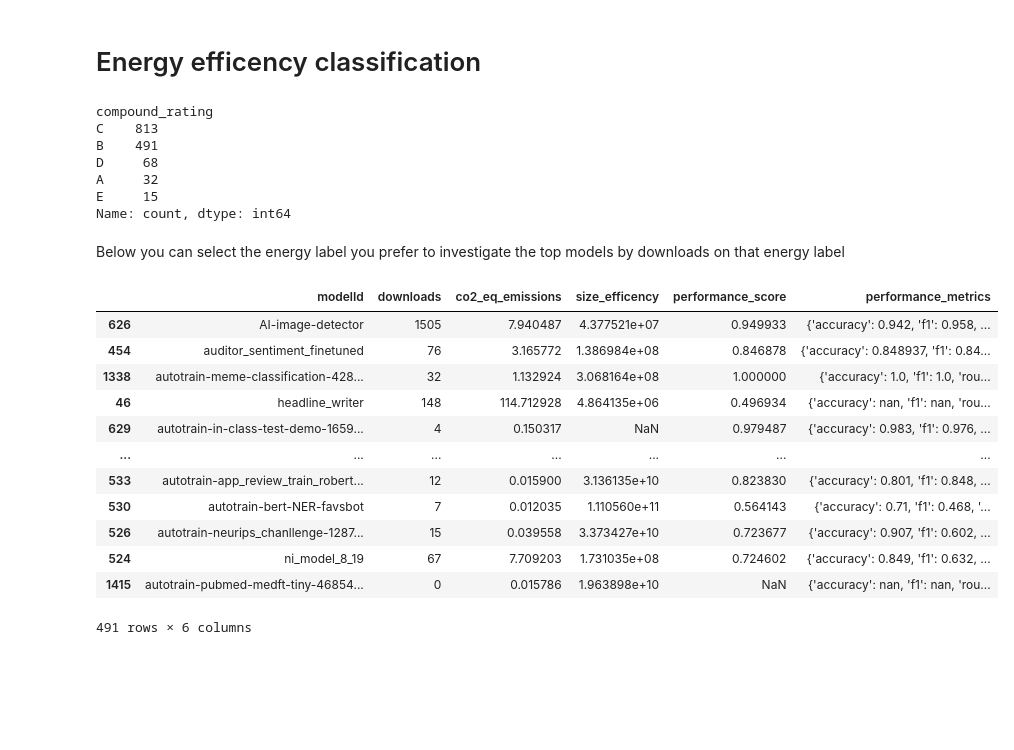
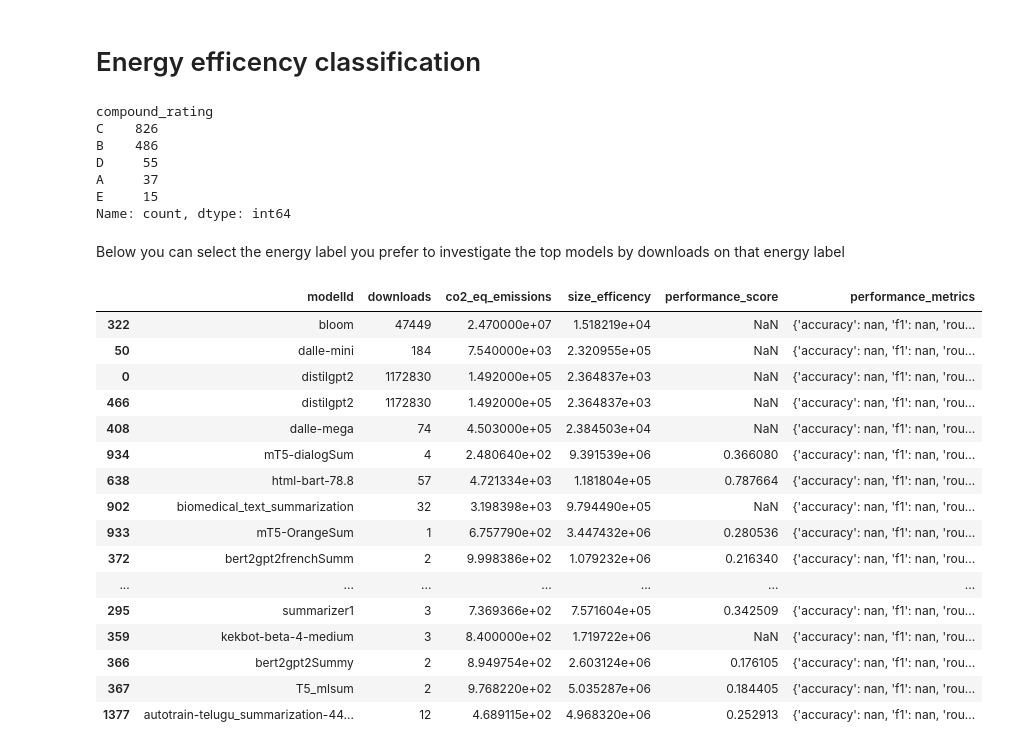
Before and after one commit to GAISSA-UPC/ML-EnergyLabel, a Jupyter notebook: code/Analysis/HFEmissionsAnalysis.ipynb, the cells around one changed output. Drawn from its saved outputs; the diff is of its cells as text; code cells hidden in the pictures; blank space fills up the shorter version.

```diff
--- a/code/Analysis/HFEmissionsAnalysis.ipynb
+++ b/code/Analysis/HFEmissionsAnalysis.ipynb
@@ -548,14 +548,13 @@ df['datasets_size_efficency'] = df['datasets_size'] / df['co2_eq_emissions']
 # %%
 import pandas as pd
 import numpy as np
-import streamlit as st
 import ast
 
 # Weightage of different metrics for energy efficiency computation
 METRIC_WEIGHTS = {
     'co2_eq_emissions': 0.35,
-    'size_efficency': 0.15,
-    'datasets_size_efficency': 0.15,
+    'size_efficency': 0.1,
+    'datasets_size_efficency': 0.1,
     'downloads': 0.25,
     'performance_score': 0.2
 }
@@ -837,27 +822,31 @@ def performance_score(df):
 df_co2['compound_rating'].value_counts()
 # %% [output]
 compound_rating
-C    813
-B    491
-D     68
-A     32
+C    826
+B    486
+D     55
+A     37
 E     15
 Name: count, dtype: int64
 # %% [markdown]
 Below you can select the energy label you prefer to investigate the top models by downloads on that energy label
 # %%
-df_co2[df_co2['compound_rating'] == 'B'].sort_values(by='likes', ascending=False)[['modelId','downloads', 'co2_eq_emissions', 'size_efficency','performance_score', 'performance_metrics']]
+df_co2[df_co2['compound_rating'] == 'D'].sort_values(by='likes', ascending=False)[['modelId','downloads', 'co2_eq_emissions', 'size_efficency','performance_score', 'performance_metrics']]
 # %% [output]
 |  | modelId | downloads | co2_eq_emissions | size_efficency | performance_score | performance_metrics |
-| 626 | AI-image-detector | 1505 | 7.940487 | 4.377521e+07 | 0.949933 | {'accuracy': 0.942, 'f1': 0.958, ... |
-| 454 | auditor_sentiment_finetuned | 76 | 3.165772 | 1.386984e+08 | 0.846878 | {'accuracy': 0.848937, 'f1': 0.84... |
-| 1338 | autotrain-meme-classification-428... | 32 | 1.132924 | 3.068164e+08 | 1.000000 | {'accuracy': 1.0, 'f1': 1.0, 'rou... |
-| 46 | headline_writer | 148 | 114.712928 | 4.864135e+06 | 0.496934 | {'accuracy': nan, 'f1': nan, 'rou... |
-| 629 | autotrain-in-class-test-demo-1659... | 4 | 0.150317 | NaN | 0.979487 | {'accuracy': 0.983, 'f1': 0.976, ... |
+| 322 | bloom | 47449 | 2.470000e+07 | 1.518219e+04 | NaN | {'accuracy': nan, 'f1': nan, 'rou... |
+| 50 | dalle-mini | 184 | 7.540000e+03 | 2.320955e+05 | NaN | {'accuracy': nan, 'f1': nan, 'rou... |
+| 0 | distilgpt2 | 1172830 | 1.492000e+05 | 2.364837e+03 | NaN | {'accuracy': nan, 'f1': nan, 'rou... |
+| 466 | distilgpt2 | 1172830 | 1.492000e+05 | 2.364837e+03 | NaN | {'accuracy': nan, 'f1': nan, 'rou... |
+| 408 | dalle-mega | 74 | 4.503000e+05 | 2.384503e+04 | NaN | {'accuracy': nan, 'f1': nan, 'rou... |
+| 934 | mT5-dialogSum | 4 | 2.480640e+02 | 9.391539e+06 | 0.366080 | {'accuracy': nan, 'f1': nan, 'rou... |
+| 638 | html-bart-78.8 | 57 | 4.721334e+03 | 1.181804e+05 | 0.787664 | {'accuracy': nan, 'f1': nan, 'rou... |
+| 902 | biomedical_text_summarization | 32 | 3.198398e+03 | 9.794490e+05 | NaN | {'accuracy': nan, 'f1': nan, 'rou... |
+| 933 | mT5-OrangeSum | 1 | 6.757790e+02 | 3.447432e+06 | 0.280536 | {'accuracy': nan, 'f1': nan, 'rou... |
+| 372 | bert2gpt2frenchSumm | 2 | 9.998386e+02 | 1.079232e+06 | 0.216340 | {'accuracy': nan, 'f1': nan, 'rou... |
 | ... | ... | ... | ... | ... | ... | ... |
-| 533 | autotrain-app_review_train_robert... | 12 | 0.015900 | 3.136135e+10 | 0.823830 | {'accuracy': 0.801, 'f1': 0.848, ... |
-| 530 | autotrain-bert-NER-favsbot | 7 | 0.012035 | 1.110560e+11 | 0.564143 | {'accuracy': 0.71, 'f1': 0.468, '... |
-| 526 | autotrain-neurips_chanllenge-1287... | 15 | 0.039558 | 3.373427e+10 | 0.723677 | {'accuracy': 0.907, 'f1': 0.602, ... |
-| 524 | ni_model_8_19 | 67 | 7.709203 | 1.731035e+08 | 0.724602 | {'accuracy': 0.849, 'f1': 0.632, ... |
-| 1415 | autotrain-pubmed-medft-tiny-46854... | 0 | 0.015786 | 1.963898e+10 | NaN | {'accuracy': nan, 'f1': nan, 'rou... |
+| 295 | summarizer1 | 3 | 7.369366e+02 | 7.571604e+05 | 0.342509 | {'accuracy': nan, 'f1': nan, 'rou... |
+| 359 | kekbot-beta-4-medium | 3 | 8.400000e+02 | 1.719722e+06 | NaN | {'accuracy': nan, 'f1': nan, 'rou... |
+| 366 | bert2gpt2Summy | 2 | 8.949754e+02 | 2.603124e+06 | 0.176105 | {'accuracy': nan, 'f1': nan, 'rou... |
+| 367 | T5_mlsum | 2 | 9.768220e+02 | 5.035287e+06 | 0.184405 | {'accuracy': nan, 'f1': nan, 'rou... |
+| 1377 | autotrain-telugu_summarization-44... | 12 | 4.689115e+02 | 4.968320e+06 | 0.252913 | {'accuracy': nan, 'f1': nan, 'rou... |
-491 rows × 6 columns
```
Also changed, not shown: parts of 2 cells of this notebook, 7 other files.
